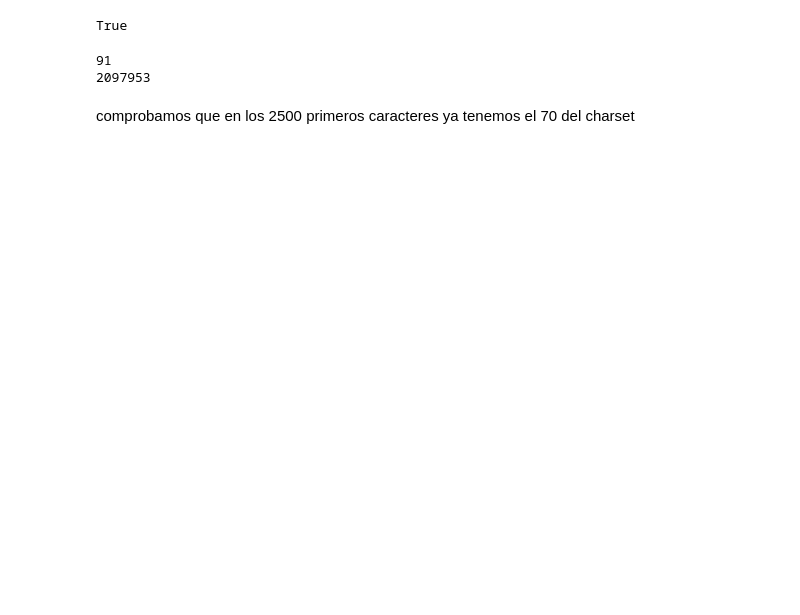
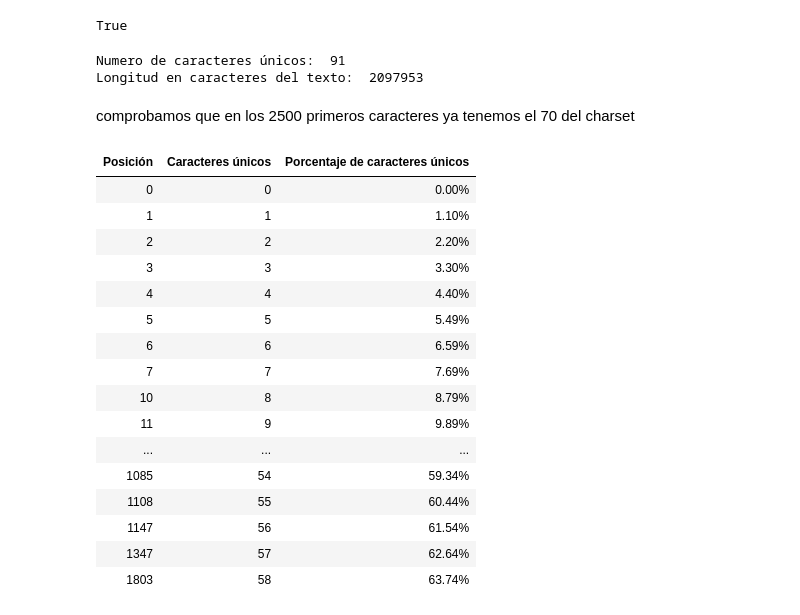
Before and after one commit to jomdh/TFG-PyQuijote, a Jupyter notebook: Analisis Corpus Quijote.ipynb, the cells around one changed output. Cells and saved outputs as stored; diff of their text form; code cells hidden in the pictures; blank space fills up the shorter version.

```diff
--- a/Analisis Corpus Quijote.ipynb
+++ b/Analisis Corpus Quijote.ipynb
@@ -20,34 +24,61 @@ quijote_file.exists()
 # %% [output]
 True
 # %%
-# open quijote_file and read it as utf-8
+# abrimos el fichero en modo lectura
 with open(quijote_file, 'r', encoding='utf-8-sig') as file:
     # read the file betwtween the 37th and last 372 lines
     quijote_data = file.readlines()[36:-372]
 
-# join the lines into a single string
+# realizamos un join de la lista de lineas para obtener un unico string
 quijote_data = ''.join(quijote_data)
 
 
-
+# numero de caracteres únicos
 u = len(list( dict.fromkeys(quijote_data)))
-print(u)
+print("Numero de caracteres únicos: ", u)
 
 
 # longitud en caracteres del texto
 l = len(quijote_data)
-print(l)
+print("Longitud en caracteres del texto: ", l)
 # %% [output]
-91
-2097953
+Numero de caracteres únicos:  91
+Longitud en caracteres del texto:  2097953
 # %% [markdown]
 comprobamos que en los 2500 primeros caracteres ya tenemos el 70 del charset
 # %%
 
-# count the number of unique characters cumulatively every 1000 characters
+# contamos el numero de caracteres unicos de forma acumulativa en los 3000 primeros caracteres.
+charset_list = []
+for i in range(0,3000,1):
+    charset_list.append(len(list( dict.fromkeys(quijote_data[:i]))))
 
-u1000list = []
-for i in range(0,3000,1):
-    u1000list.append(len(list( dict.fromkeys(quijote_data[:i]))))
+
+# creamos una tabla en jupyter con los valores de charset_list en los 3000 primeros caracteres
+df = pd.DataFrame(list(zip(range(0,3000,1), charset_list, [round((x/u)*100,2) for x in charset_list])), columns =['Posición', 'Caracteres únicos', 'Porcentaje de caracteres únicos'])
+# formato de la tabla
+df.style.format({'Porcentaje de caracteres únicos': '{:,.2f}%'.format})
+# mostramos la tabla, eliminando duplicados en  la columna caracteres únicos, conservando el primero, y eliminando el indice.
+# damos formato al porcentaje de caracteres únicos para que muestre el simbolo % y dos decimales.
+
+df.drop_duplicates(subset=['Caracteres únicos'], keep='first').reset_index(drop=True).style.format({'Porcentaje de caracteres únicos': '{:,.2f}%'.format}).hide_index()
+# %% [output]
+| Posición | Caracteres únicos | Porcentaje de caracteres únicos |
+| 0 | 0 | 0.00% |
+| 1 | 1 | 1.10% |
+| 2 | 2 | 2.20% |
+| 3 | 3 | 3.30% |
+| 4 | 4 | 4.40% |
+| 5 | 5 | 5.49% |
+| 6 | 6 | 6.59% |
+| 7 | 7 | 7.69% |
+| 10 | 8 | 8.79% |
+| 11 | 9 | 9.89% |
+| ... | ... | ... |
+| 1085 | 54 | 59.34% |
+| 1108 | 55 | 60.44% |
+| 1147 | 56 | 61.54% |
+| 1347 | 57 | 62.64% |
+| 1803 | 58 | 63.74% |
 # %%
 
```
Also changed, not shown: parts of 13 cells of this notebook, 17 other files.
